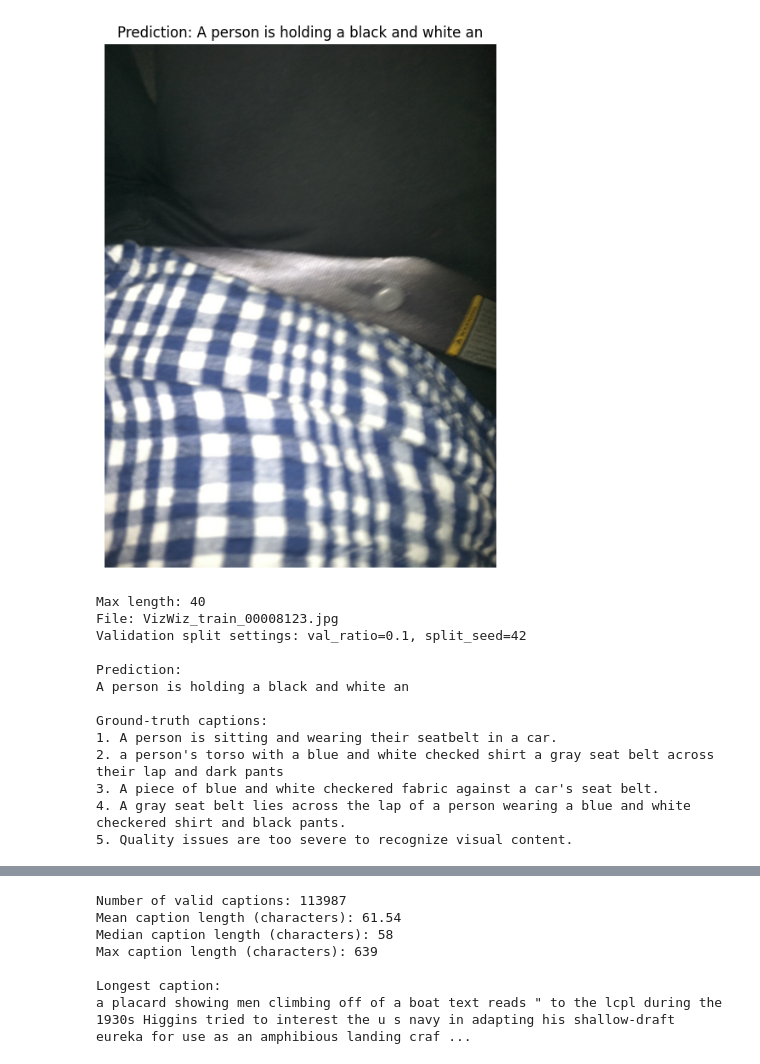
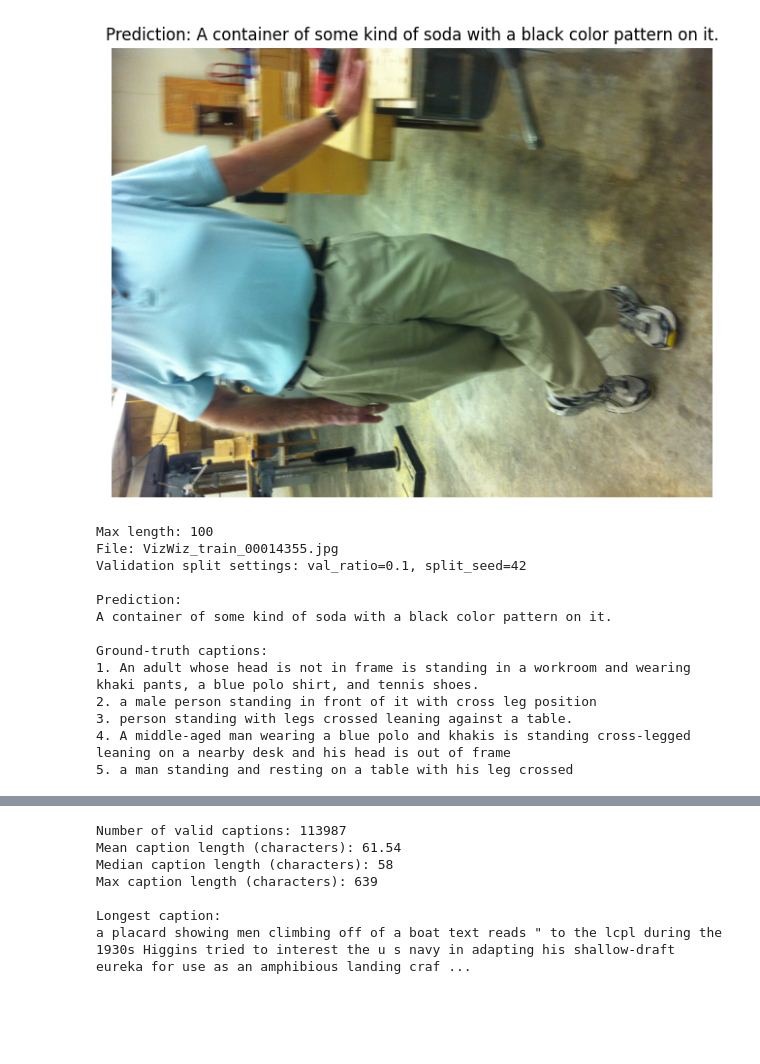
Before and after one commit to adriangt2001/C5-Project, a Jupyter notebook: Week3/qualitative_evaluation.ipynb, the cells around one changed output, grey strips where cells are left out. Cells and saved outputs as stored; diff of their text form; code cells hidden in the pictures; blank space fills up the shorter version.

```diff
--- a/Week3/qualitative_evaluation.ipynb
+++ b/Week3/qualitative_evaluation.ipynb
@@ -8,7 +8,25 @@ import torch
 from captioning import load_checkpoint
 from dataset import VizWizCaptionDataset, load_annotations, split_train_val
 
-run_dir = Path("runs_pretrained/baseline_resnet18_gru_char")
+idx_to_experiment = {
+    0 : "runs/runs_frozen_encoder/baseline_resnet18_gru_char",
+    1 : "runs/runs_frozen_encoder/encoder_resnet34_gru_char",
+    2 : "runs/runs_frozen_encoder/decoder_resnet18_lstm_char",
+    3 : "runs/runs_frozen_encoder/token_resnet18_gru_word",
+    4 : "runs/runs_frozen_encoder/attention_resnet18_gru_char",
+    5 : "runs/runs_frozen_encoder/combined_resnet34_lstm_word_attention",
+    6 : "runs/runs_frozen_encoder_scheduled/baseline_resnet18_gru_char_scheduled_sampling",
+    7 : "runs/runs_frozen_encoder_scheduled/encoder_resnet34_gru_char_scheduled_sampling",
+    8 : "runs/runs_frozen_encoder_scheduled/decoder_resnet18_lstm_char_scheduled_sampling",
+    9 : "runs/runs_frozen_encoder_scheduled/token_resnet18_gru_word_scheduled_sampling",
+    10 : "runs/runs_frozen_encoder_scheduled/attention_resnet18_gru_char_scheduled_sampling",
+    11 : "runs/runs_frozen_encoder_scheduled/combined_resnet34_lstm_word_attention_scheduled_sampling",
+    12: "runs/final_baseline_trainable_encoder_scheduled"
+}
+
+idx = 12
+
+run_dir = Path(idx_to_experiment[idx])
 data_dir = Path("data")
 
 device = torch.device("cuda" if torch.cuda.is_available() else "cpu")
@@ -38,46 +56,46 @@ transform = VizWizCaptionDataset(
 image_path = data_dir / "train" / sample.file_name
 image = Image.open(image_path).convert("RGB")
 image_tensor = transform(image).unsqueeze(0).to(device)
 
 with torch.no_grad():
     generated = model.generate(
         images=image_tensor,
         sos_id=tokenizer.sos_id,
         eos_id=tokenizer.eos_id,
         max_len= config["max_len"],
     )
 
 # print("Generated token IDs:", generated[0].tolist())
 pred_caption = tokenizer.decode(generated[0].tolist())
 
 plt.figure(figsize=(8, 8))
 plt.imshow(image)
 plt.axis("off")
-plt.title(f"Prediction: {pred_caption}")
+plt.title(f"Prediction: {pred_caption.capitalize()}")
 plt.show()
 
 print(f"Max length: {config['max_len']}")
 print("File:", sample.file_name)
 print(f"Validation split settings: val_ratio={val_ratio}, split_seed={split_seed}")
 
 print("\nPrediction:")
-print(pred_caption)
+print(pred_caption.capitalize())
 
 print("\nGround-truth captions:")
 for i, ref in enumerate(sample.captions, 1):
     print(f"{i}. {ref}")
 # %% [output]
-[figure, old version]
+[figure, new version]
-Max length: 40
-File: VizWiz_train_00008123.jpg
+Max length: 100
+File: VizWiz_train_00014355.jpg
 Validation split settings: val_ratio=0.1, split_seed=42
 
 Prediction:
-A person is holding a black and white an
+A container of some kind of soda with a black color pattern on it.
 
 Ground-truth captions:
-1. A person is sitting and wearing their seatbelt in a car.
-2. a person's torso with a blue and white checked shirt a gray seat belt across their lap and dark pants
-3. A piece of blue and white checkered fabric against a car's seat belt.
-4. A gray seat belt lies across the lap of a person wearing a blue and white checkered shirt and black pants.
-5. Quality issues are too severe to recognize visual content.
+1. An adult whose head is not in frame is standing in a workroom and wearing khaki pants, a blue polo shirt, and tennis shoes.
+2. a male person standing in front of it with cross leg position
+3. person standing with legs crossed leaning against a table.
+4. A middle-aged man wearing a blue polo and khakis is standing cross-legged leaning on a nearby desk and his head is out of frame
+5. a man standing and resting on a table with his leg crossed
```
Also changed, not shown: parts of 2 cells of this notebook, 6 other files.
